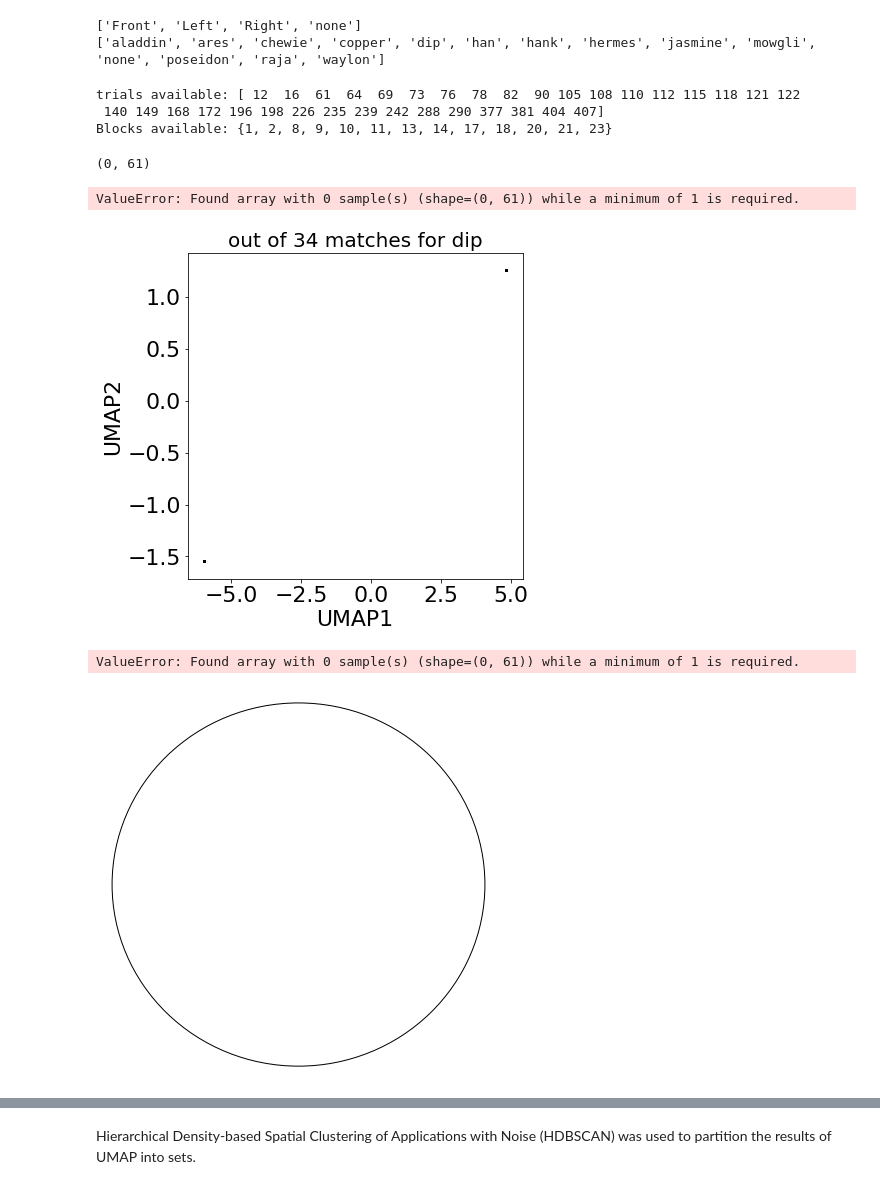
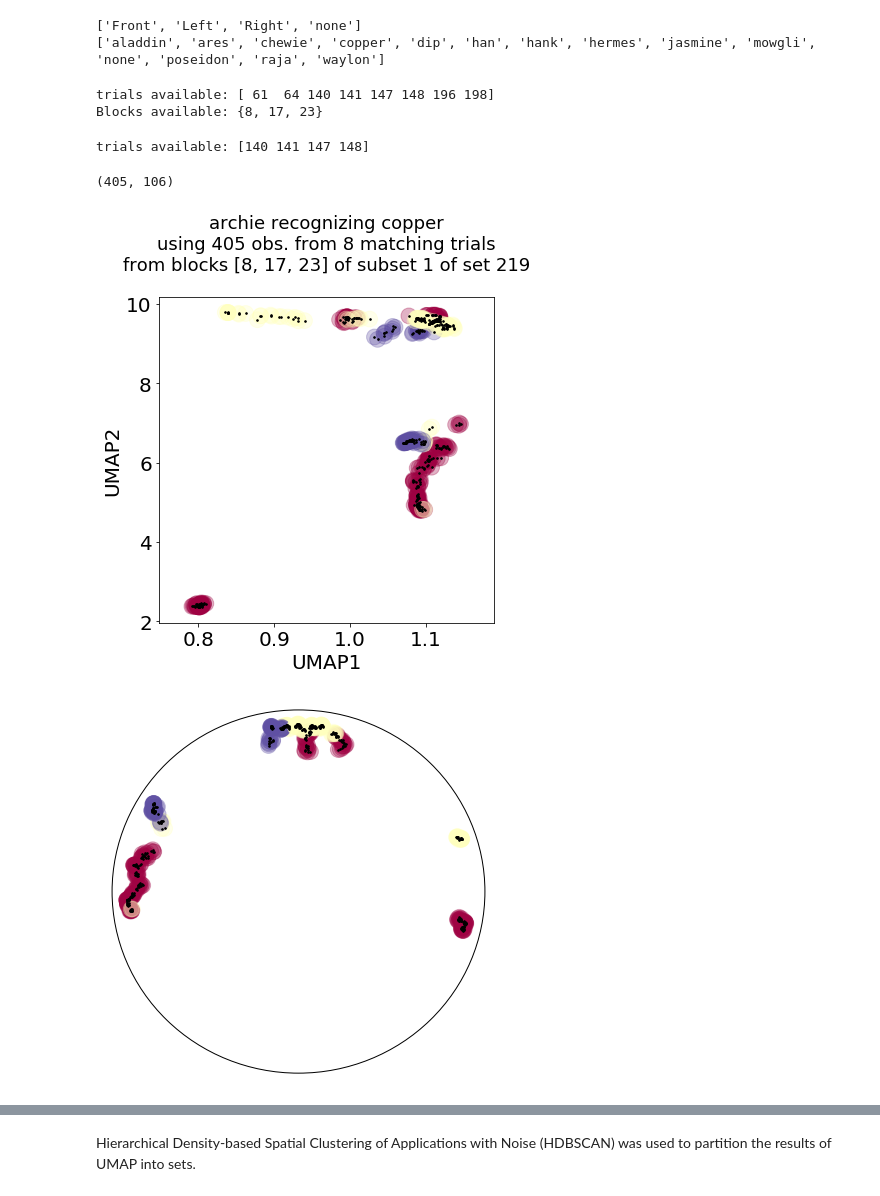
Before and after one commit to TimtheTyrant/neurophysics, a Jupyter notebook: notebooks/Visualizing Nonlinear Dimension Reduction of Neural Point Processes.ipynb, the cells around one changed output, grey strips where cells are left out. Cells and saved outputs as stored; diff of their text form; code cells hidden in the pictures.

```diff
--- a/notebooks/Visualizing Nonlinear Dimension Reduction of Neural Point Processes.ipynb
+++ b/notebooks/Visualizing Nonlinear Dimension Reduction of Neural Point Processes.ipynb
@@ -522,9 +639,9 @@ print(sorted(set(df.imPheeName.values)))
 ['Front', 'Left', 'Right', 'none']
 ['aladdin', 'ares', 'chewie', 'copper', 'dip', 'han', 'hank', 'hermes', 'jasmine', 'mowgli', 'none', 'poseidon', 'raja', 'waylon']
 # %%
-monkname=PheeID_lst[4]
-# monkname=PheeID_lst[3]
-orientation='Front'#'none'
+# monkname=PheeID_lst[4]
+monkname=PheeID_lst[3]#cooper
+# orientation='Front'#'none'
 boo=df.vpltTrial==1 # as stimulus was presented
 boo&=df.imPheeName==monkname
 boo&=df.PheeID==monkname
@@ -532,16 +649,17 @@ trialnum_include_values=df[boo].index.values
 print(f"trials available: {trialnum_include_values}")
 print(f"Blocks available: {set(df[boo].Block.values)}")
 # %% [output]
-trials available: [ 12  16  61  64  69  73  76  78  82  90 105 108 110 112 115 118 121 122
- 140 149 168 172 196 198 226 235 239 242 288 290 377 381 404 407]
-Blocks available: {1, 2, 8, 9, 10, 11, 13, 14, 17, 18, 20, 21, 23}
+trials available: [ 61  64 140 141 147 148 196 198]
+Blocks available: {8, 17, 23}
 # %%
-# #select a particular block
-# blocknum=3#21#3
-# boo2=boo&(df.Block==blocknum)
-# trialnum_include_values=df[boo2].index.values
-# print(f"trials available: {trialnum_include_values}")
-# # print(f"Blocks available: {set(df[boo].Block.values)}")
+#select a particular block
+blocknum=17#21#3
+boo2=boo&(df.Block==blocknum)
+trialnum_include_values=df[boo2].index.values
+print(f"trials available: {trialnum_include_values}")
+# print(f"Blocks available: {set(df[boo].Block.values)}")
+# %% [output]
+trials available: [140 141 147 148]
 # %%
 #query trials by trialnum_include_values
 match=True
@@ -571,67 +689,65 @@ for trialnum in trialnum_include_values:
 
 #query by computing the boolean index for a given condition
 dat=data[query,:]
-# targ=target[query]
-targ=trialnum_values[query]
+targ=target[query]
+# targ=trialnum_values[query]
 dat.shape
 # %% [output]
-(0, 61)
+(405, 106)
 # %%
 #fit data to a gaussian mapper
 gaussian_mapper = umap.UMAP(output_metric='gaussian_energy',
-                            n_components=40,
-                            random_state=42).fit(dat)
+                            n_components=2,
+                            random_state=42,
+                            n_neighbors=50).fit(dat)
 x_values=gaussian_mapper.embedding_.T[0]
 y_values=gaussian_mapper.embedding_.T[1]
-x_origin=np.mean(x_values)
-y_origin=np.mean(y_values)
-x_values=x_values-x_origin
-y_values=y_values-y_origin
+# x_origin=np.mean(x_values)
+# y_origin=np.mean(y_values)
+# x_values=x_values-x_origin
+# y_values=y_values-y_origin
-# %% [output]
-ValueError: Found array with 0 sample(s) (shape=(0, 61)) while a minimum of 1 is required.
 # %%
 #plot the first two axes
-cmap='viridis'
-fontsize=22
+cmap='Spectral'
+# cmap='viridis'
+fontsize=20
 fig,ax=plt.subplots(ncols=1,figsize=(6,6))
 # ax.scatter(x_values, y_values,
 #             c=targ, cmap=cmap, s=10, marker='.',alpha=0.7)
 ax.scatter(x_values, y_values,
             c=targ, cmap=cmap, s=1000, marker='.',alpha=0.3)
 ax.scatter(x_values, y_values,
             c='k', s=10, marker='.')
 ax.tick_params(axis='both',labelsize=fontsize)
 # ax.tick_params(axis='both', which='major', labelsize=fontsize)
 # ax.tick_params(axis='both', which='minor', labelsize=0)
 ax.set_xlabel('UMAP1',fontsize=fontsize)
 ax.set_ylabel('UMAP2',fontsize=fontsize)
-title=f'out of {len(trialnum_include_values)} matches for {monkname}'
+title=f'archie recognizing {monkname}\nusing {dat.shape[0]} obs. from {len(trialnum_include_values)} matching trials\nfrom blocks {[8, 17, 23]} of subset 1 of set 219\n'
 ax.set_title(title,fontsize=fontsize-2)
 fig.show()
 #                             random_state=42).fit(digits.data)
 # plt.scatter(gaussian_mapper.embedding_.T[0], gaussian_mapper.embedding_.T[1], c=digits.target, cmap='Spectral')
 # plt.show()
 # %% [output]
-[figure, old version]
+[figure, new version]
 # %%
 hyperbolic_mapper = umap.UMAP(output_metric='hyperboloid',
-                              random_state=42).fit(dat)
+                              random_state=42,n_neighbors=50).fit(dat)
 x = hyperbolic_mapper.embedding_[:, 0]
 y = hyperbolic_mapper.embedding_[:, 1]
 z = np.sqrt(1 + np.sum(hyperbolic_mapper.embedding_**2, axis=1))
 disk_x = x / (1 + z)
 disk_y = y / (1 + z)
-# %% [output]
-ValueError: Found array with 0 sample(s) (shape=(0, 61)) while a minimum of 1 is required.
 # %%
 fig = plt.figure(figsize=(7,7))
 ax = fig.add_subplot(111)
+# ax.scatter(disk_x, disk_y,
+#             c=targ, cmap=cmap, s=20, marker='.',alpha=0.7)
 ax.scatter(disk_x, disk_y,
-            c=targ, cmap=cmap, s=20, marker='.',alpha=0.7)
-# ax.scatter(disk_x, disk_y,
-#             c=targ, cmap=cmap, s=1000, marker='.',alpha=0.7)
-# ax.scatter(disk_x, disk_y,
-#             c='k', s=10, marker='.')
+            c=targ, cmap=cmap, s=1000, marker='.',alpha=0.3)
+ax.scatter(disk_x, disk_y,
+            c='k', s=10, marker='.')
 boundary = plt.Circle((0,0), 1.05, fc='none', ec='k')
 ax.add_artist(boundary)
 ax.axis('off');
@@ -639,7 +755,7 @@ ax.set_xlim([-1.1,1.1])
 ax.set_ylim([-1.1,1.1])
 plt.show()
 # %% [output]
-[figure, old version]
+[figure, new version]
 # %%
 #TODO: find a Block that has the most observations in it accross all monkeys.
 #TODO: consider trying different nid_self neurons
```
Also changed, not shown: parts of 49 cells of this notebook, 1 other file.
